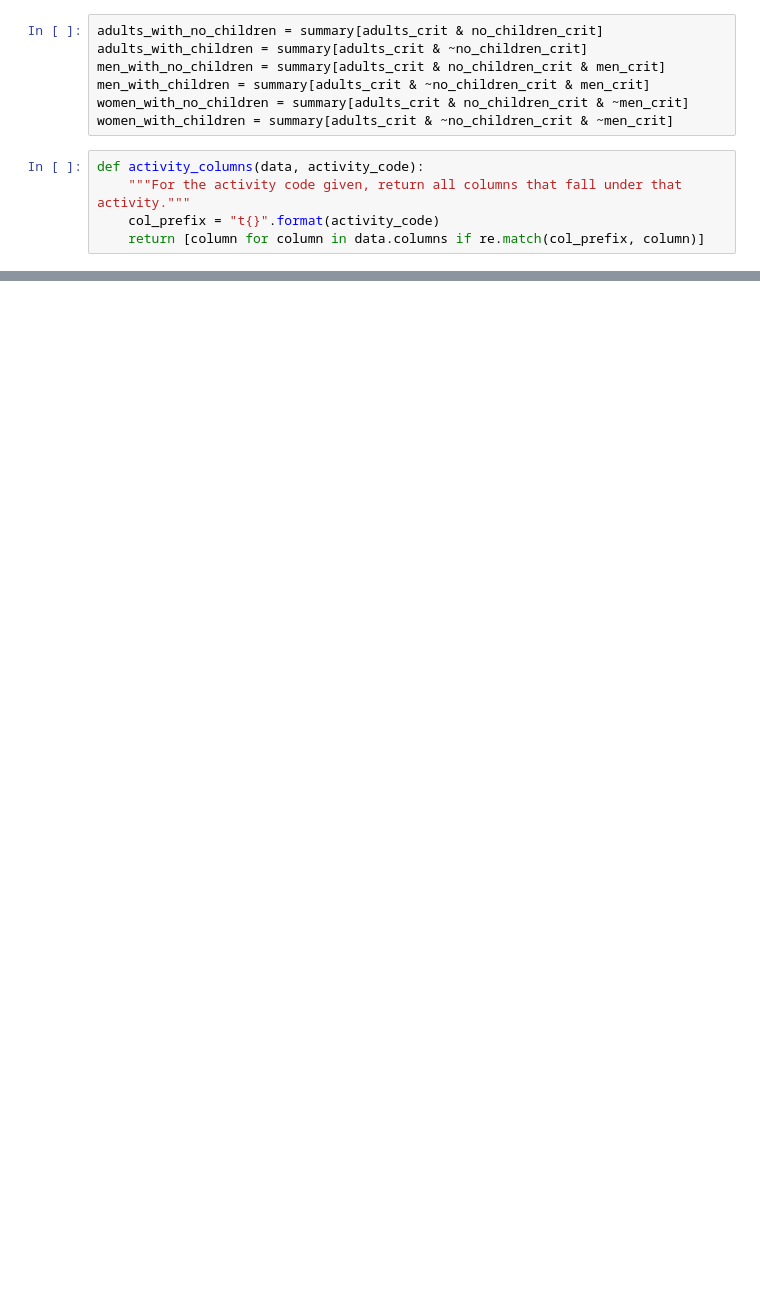
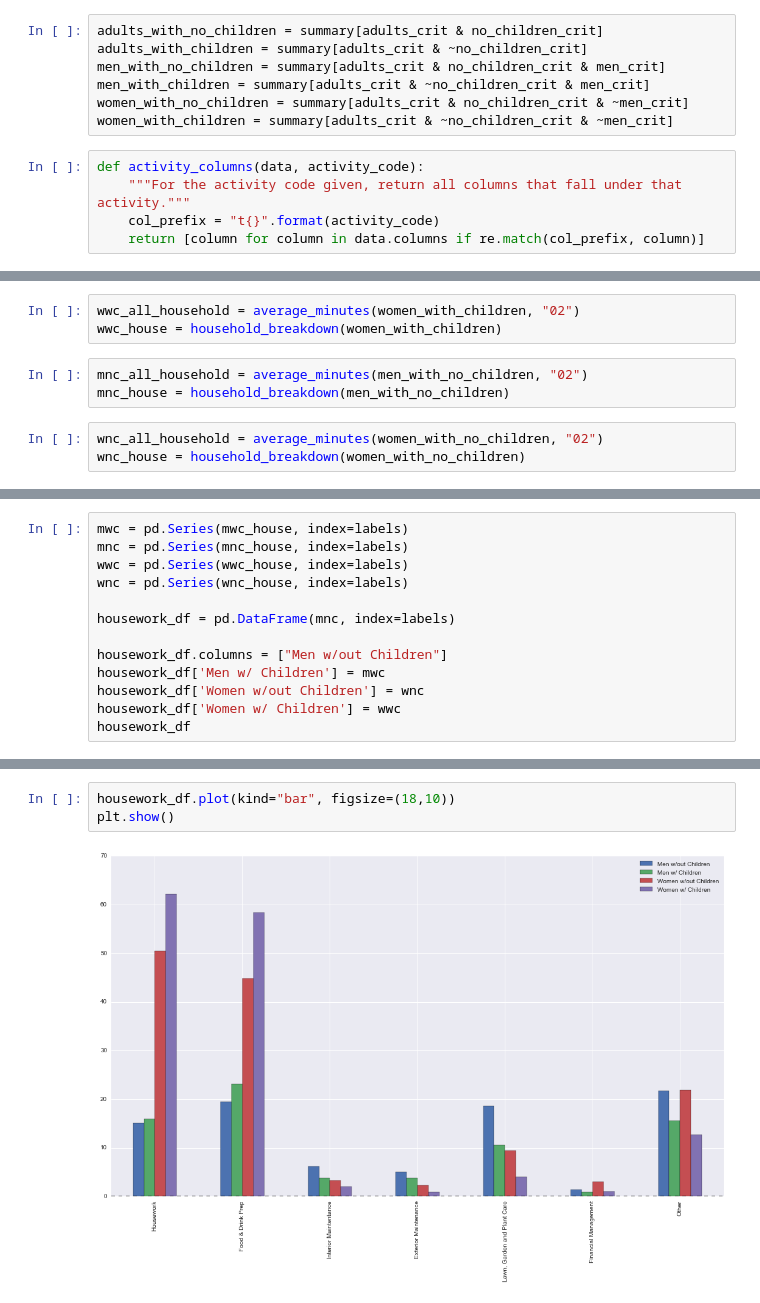
Before and after one commit to tiyd-python-2015-01/atus-analysis, a Jupyter notebook: ATUS_Analysis.ipynb, the cells around one changed output, grey strips where cells are left out. Saved outputs shown, nothing was run; the diff lists cells and outputs as text; blank space fills up the shorter version.

```diff
--- a/ATUS_Analysis.ipynb
+++ b/ATUS_Analysis.ipynb
@@ -145,0 +94,9 @@ average_minutes(women_with_no_children, "02")
+# %%
+wwc_all_household = average_minutes(women_with_children, "02")
+wwc_house = household_breakdown(women_with_children)
+# %%
+mnc_all_household = average_minutes(men_with_no_children, "02")
+mnc_house = household_breakdown(men_with_no_children)
+# %%
+wnc_all_household = average_minutes(women_with_no_children, "02")
+wnc_house = household_breakdown(women_with_no_children)
@@ -145,0 +119,13 @@ average_minutes(women_with_no_children, "02")
+# %%
+mwc = pd.Series(mwc_house, index=labels)
+mnc = pd.Series(mnc_house, index=labels)
+wwc = pd.Series(wwc_house, index=labels)
+wnc = pd.Series(wnc_house, index=labels)
+
+housework_df = pd.DataFrame(mnc, index=labels)
+
+housework_df.columns = ["Men w/out Children"]
+housework_df['Men w/ Children'] = mwc
+housework_df['Women w/out Children'] = wnc
+housework_df['Women w/ Children'] = wwc
+housework_df
@@ -145,0 +141,5 @@ average_minutes(women_with_no_children, "02")
+# %%
+housework_df.plot(kind="bar", figsize=(18,10))
+plt.show()
+# %% [output]
+[figure, added]
```
Also changed, not shown: parts of 39 cells of this notebook.
